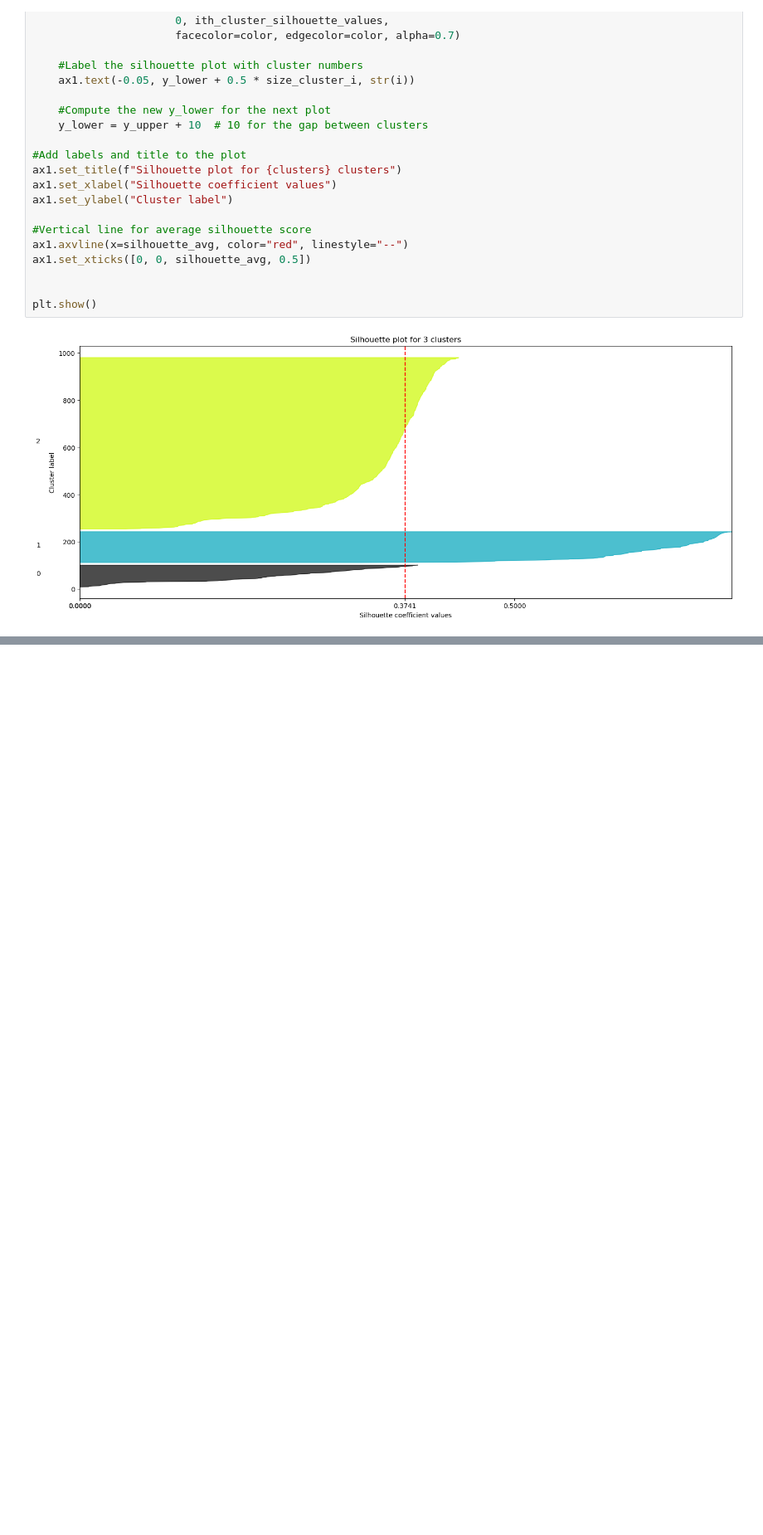
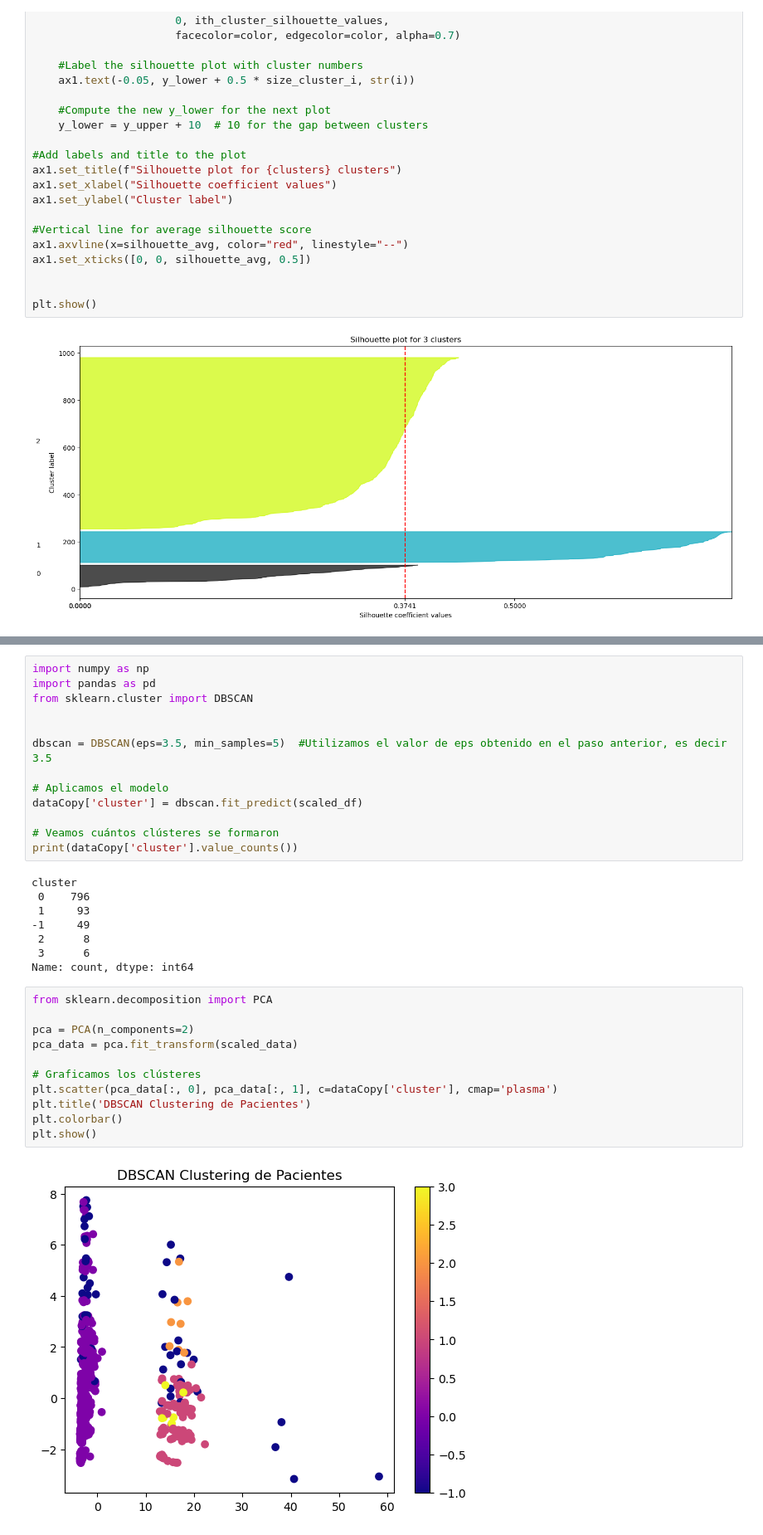
Before and after one commit to Grupo-Lab-BI/Lab_2, a Jupyter notebook: Lab2.ipynb, the cells around one changed output, grey strips where cells are left out. Shown at 83% size. Cells and saved outputs as stored; diff of their text form; blank space fills up the shorter version.

```diff
--- a/Lab2.ipynb
+++ b/Lab2.ipynb
@@ -624,0 +657,34 @@ plt.show()
+# %%
+import numpy as np
+import pandas as pd
+from sklearn.cluster import DBSCAN
+
+
+dbscan = DBSCAN(eps=3.5, min_samples=5)  #Utilizamos el valor de eps obtenido en el paso anterior, es decir 3.5
+
+# Aplicamos el modelo
+dataCopy['cluster'] = dbscan.fit_predict(scaled_df)
+
+# Veamos cuántos clústeres se formaron
+print(dataCopy['cluster'].value_counts())
+# %% [output]
+cluster
+ 0    796
+ 1     93
+-1     49
+ 2      8
+ 3      6
+Name: count, dtype: int64
+# %%
+from sklearn.decomposition import PCA
+
+pca = PCA(n_components=2)
+pca_data = pca.fit_transform(scaled_data)
+
+# Graficamos los clústeres
+plt.scatter(pca_data[:, 0], pca_data[:, 1], c=dataCopy['cluster'], cmap='plasma')
+plt.title('DBSCAN Clustering de Pacientes')
+plt.colorbar()
+plt.show()
+# %% [output]
+[figure, added]
```
Also changed, not shown: parts of 13 cells of this notebook.
